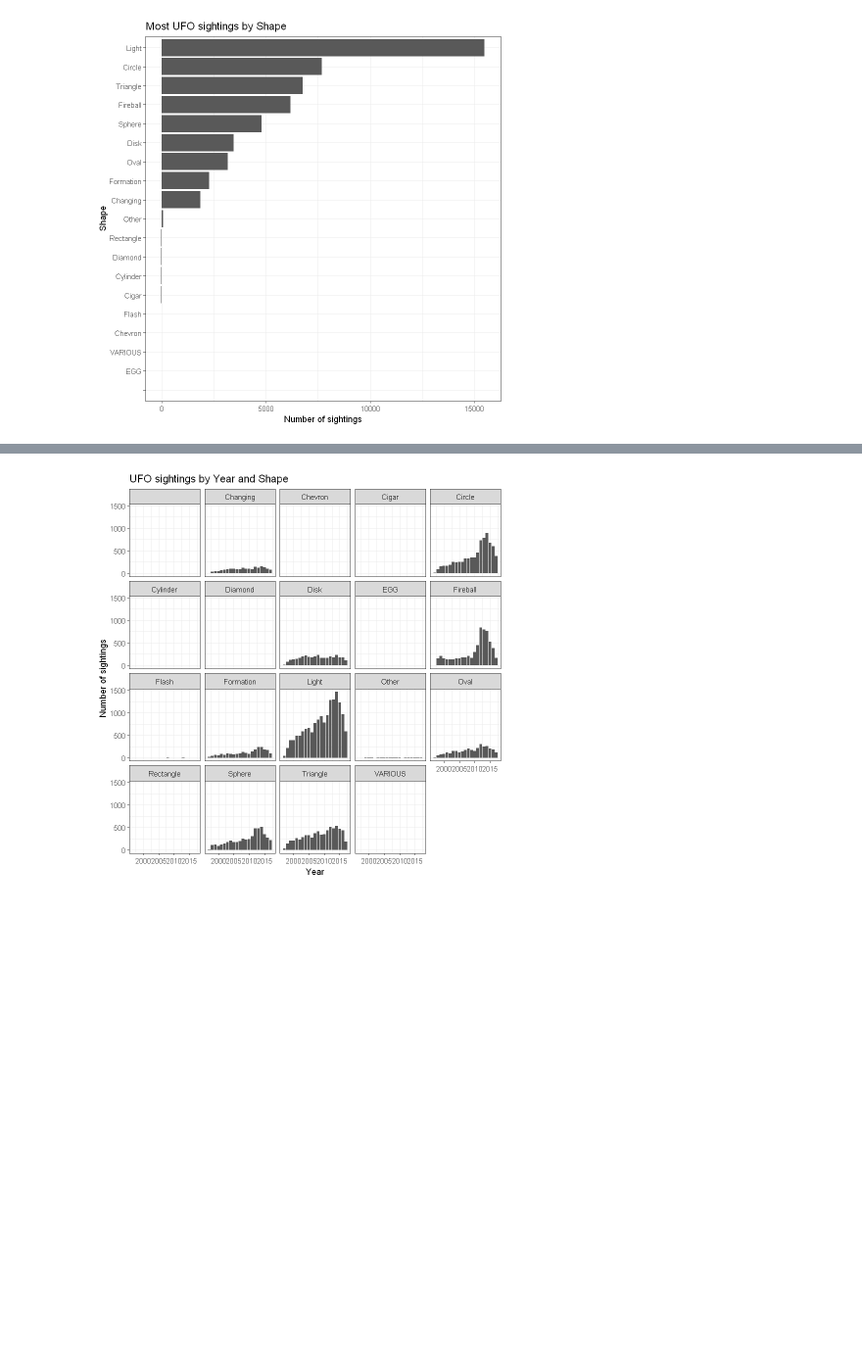
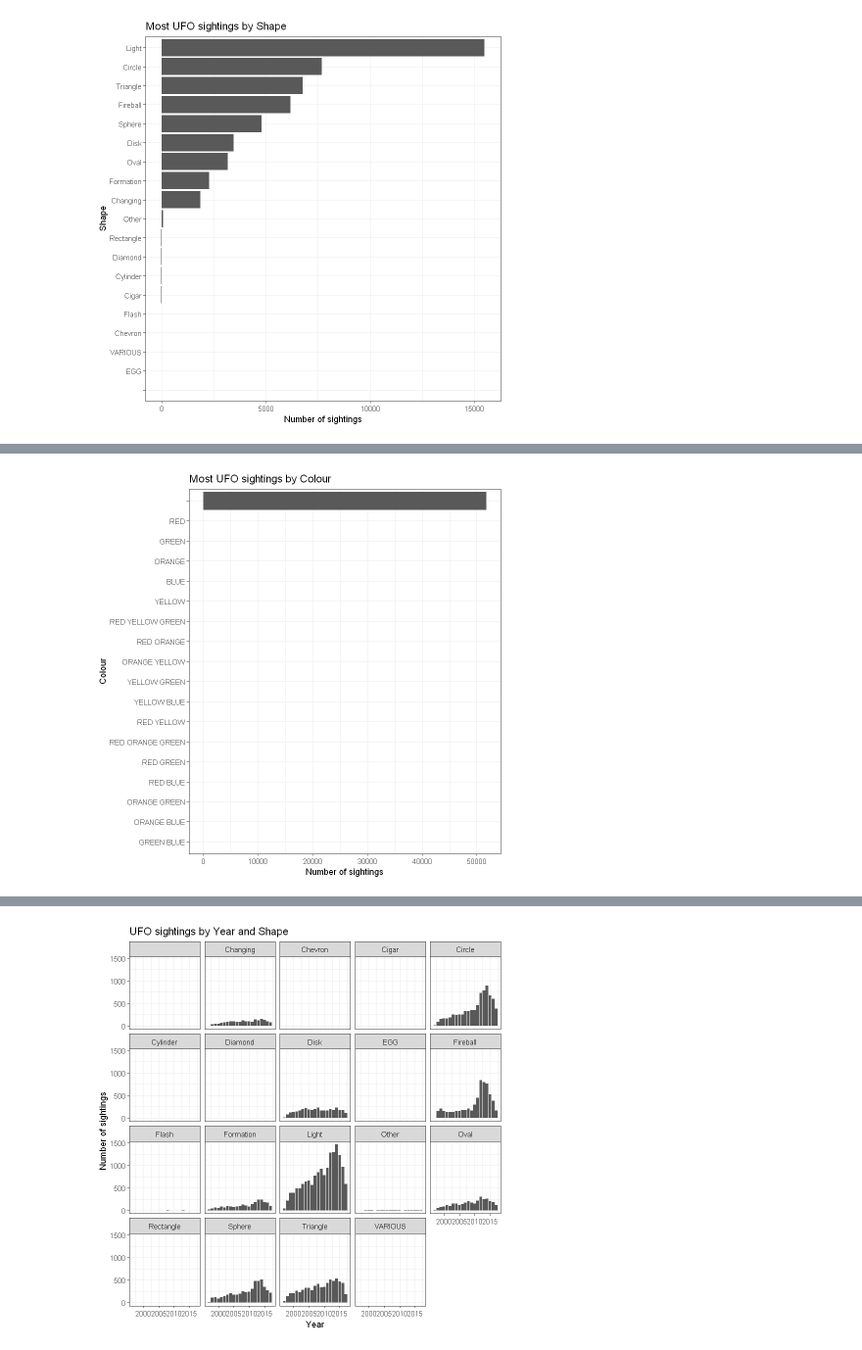
Before and after one commit to JJAlcalde74/UFOs-Weather, a Jupyter notebook: UFO+Weather R.ipynb, the cells around one changed output, grey strips where cells are left out. Shown at 98% size. Saved outputs shown, nothing was run; the diff lists cells and outputs as text; code cells hidden in the pictures; blank space fills up the shorter version.

```diff
--- a/UFO+Weather R.ipynb
+++ b/UFO+Weather R.ipynb
@@ -78,0 +88,11 @@ ggplot(df, aes(x=reorder(conds, conds, FUN=length))) +
+# %%
+# Avistamientos por color
+
+ggplot(df, aes(x=reorder(colour, colour, FUN=length))) +
+  stat_count() +
+  theme_bw() +
+  coord_flip() +
+  labs(x = "Colour", y = "Number of sightings",
+       title="Most UFO sightings by Colour")
+# %% [output]
+[figure, added]
```
Also changed, not shown: parts of 15 cells of this notebook.
